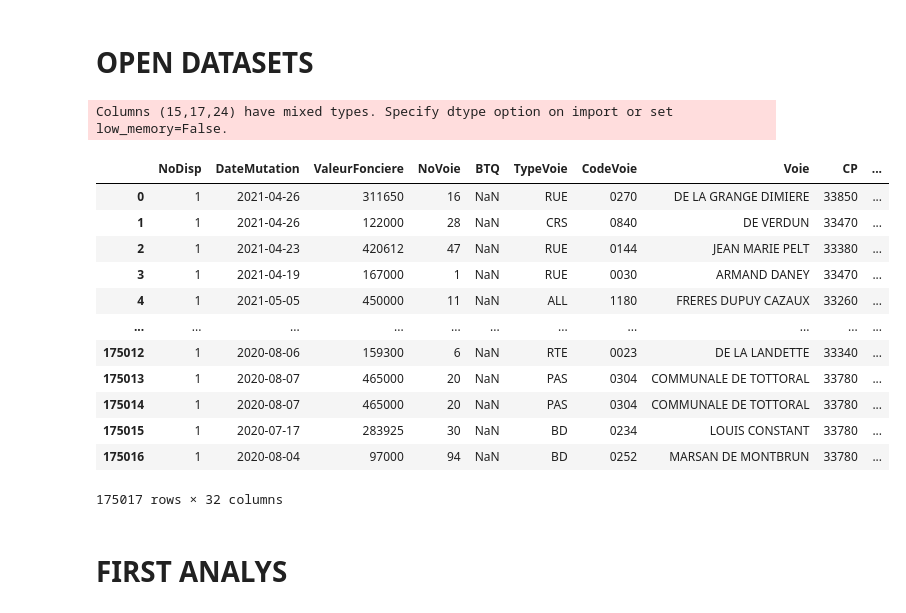
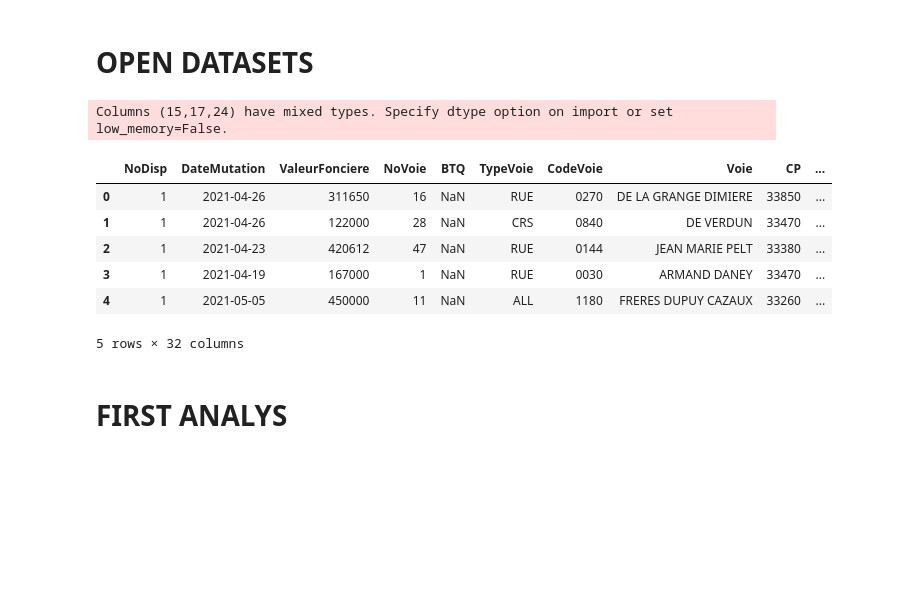
Before and after one commit to Jonathan2433/DOMO_DATA_PRICE_PREDICTION, a Jupyter notebook: NOTEBOOKS/00_FIRST_EXPLO.ipynb, the cells around one changed output. Saved outputs shown, nothing was run; the diff lists cells and outputs as text; code cells hidden in the pictures; blank space fills up the shorter version.

```diff
--- a/NOTEBOOKS/00_FIRST_EXPLO.ipynb
+++ b/NOTEBOOKS/00_FIRST_EXPLO.ipynb
@@ -14,22 +15,16 @@ pd.options.display.float_format = '{:.0f}'.format
 # OPEN DATASETS
 # %%
 df = pd.read_csv('../DATA/IN/extract_gold_dvf.csv', sep=';')
-df
+df.head()
 # %% [output]
 Columns (15,17,24) have mixed types. Specify dtype option on import or set low_memory=False.
 |  | NoDisp | DateMutation | ValeurFonciere | NoVoie | BTQ | TypeVoie | CodeVoie | Voie | CP | ... |
 | 0 | 1 | 2021-04-26 | 311650 | 16 | NaN | RUE | 0270 | DE LA GRANGE DIMIERE | 33850 | ... |
 | 1 | 1 | 2021-04-26 | 122000 | 28 | NaN | CRS | 0840 | DE VERDUN | 33470 | ... |
 | 2 | 1 | 2021-04-23 | 420612 | 47 | NaN | RUE | 0144 | JEAN MARIE PELT | 33380 | ... |
 | 3 | 1 | 2021-04-19 | 167000 | 1 | NaN | RUE | 0030 | ARMAND DANEY | 33470 | ... |
 | 4 | 1 | 2021-05-05 | 450000 | 11 | NaN | ALL | 1180 | FRERES DUPUY CAZAUX | 33260 | ... |
-| ... | ... | ... | ... | ... | ... | ... | ... | ... | ... | ... |
-| 175012 | 1 | 2020-08-06 | 159300 | 6 | NaN | RTE | 0023 | DE LA LANDETTE | 33340 | ... |
-| 175013 | 1 | 2020-08-07 | 465000 | 20 | NaN | PAS | 0304 | COMMUNALE DE TOTTORAL | 33780 | ... |
-| 175014 | 1 | 2020-08-07 | 465000 | 20 | NaN | PAS | 0304 | COMMUNALE DE TOTTORAL | 33780 | ... |
-| 175015 | 1 | 2020-07-17 | 283925 | 30 | NaN | BD | 0234 | LOUIS CONSTANT | 33780 | ... |
-| 175016 | 1 | 2020-08-04 | 97000 | 94 | NaN | BD | 0252 | MARSAN DE MONTBRUN | 33780 | ... |
-175017 rows × 32 columns
+5 rows × 32 columns
 # %% [markdown]
 # FIRST ANALYS
 # %%
```
Also changed, not shown: parts of 27 cells of this notebook.
